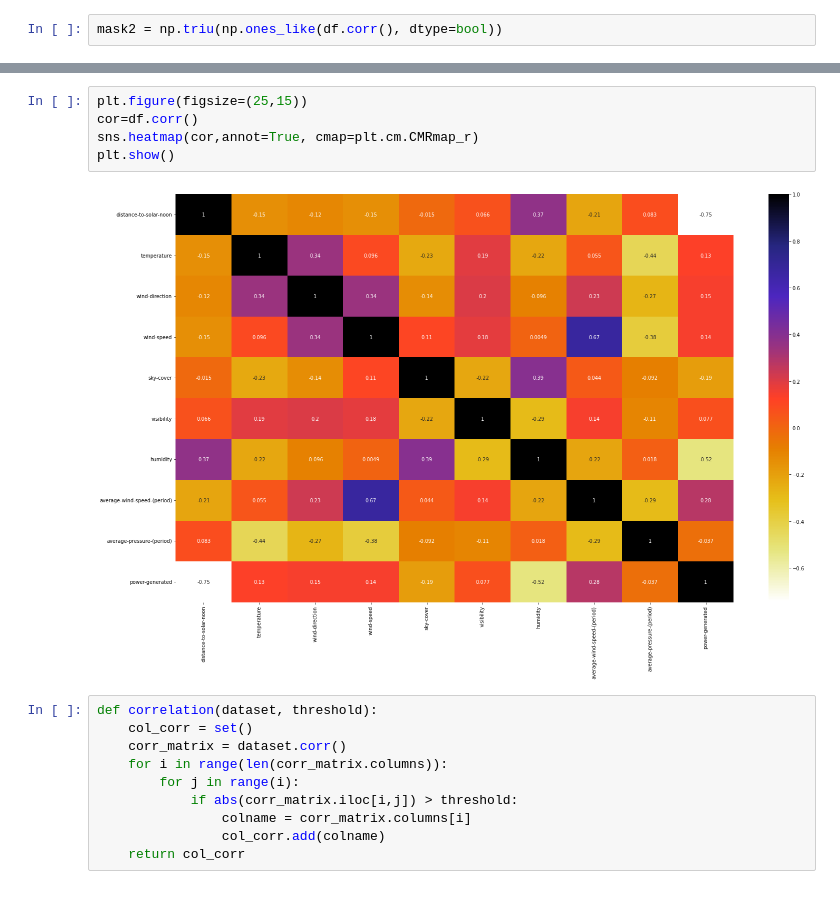
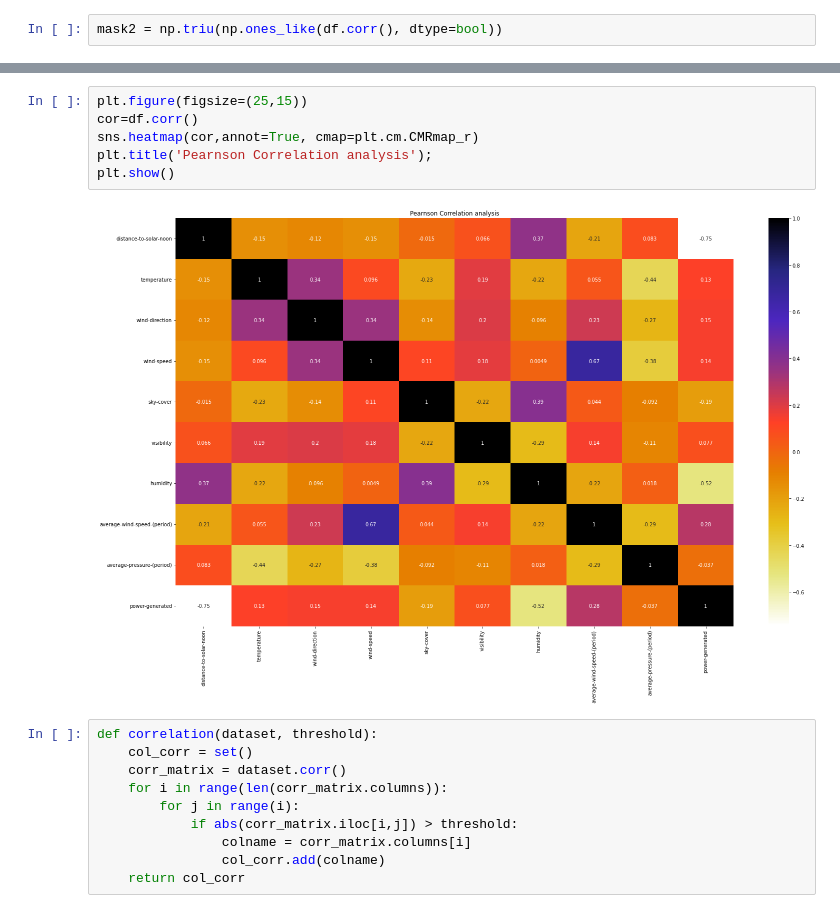
Before and after one commit to Agnij-Moitra/solar-sight, a Jupyter notebook: train.ipynb, the cells around one changed output, grey strips where cells are left out. Drawn from its saved outputs; the diff is of its cells as text.

```diff
--- a/train.ipynb
+++ b/train.ipynb
@@ -95,10 +104,11 @@ plt.title('Correlation analysis including encoded features for all sites');
 # %%
 plt.figure(figsize=(25,15))
 cor=df.corr()
 sns.heatmap(cor,annot=True, cmap=plt.cm.CMRmap_r)
+plt.title('Pearnson Correlation analysis');
 plt.show()
 # %% [output]
-[figure, old version]
+[figure, new version]
 # %%
 def correlation(dataset, threshold):
     col_corr = set()
```
Also changed, not shown: parts of 19 cells of this notebook, 4 other files.
